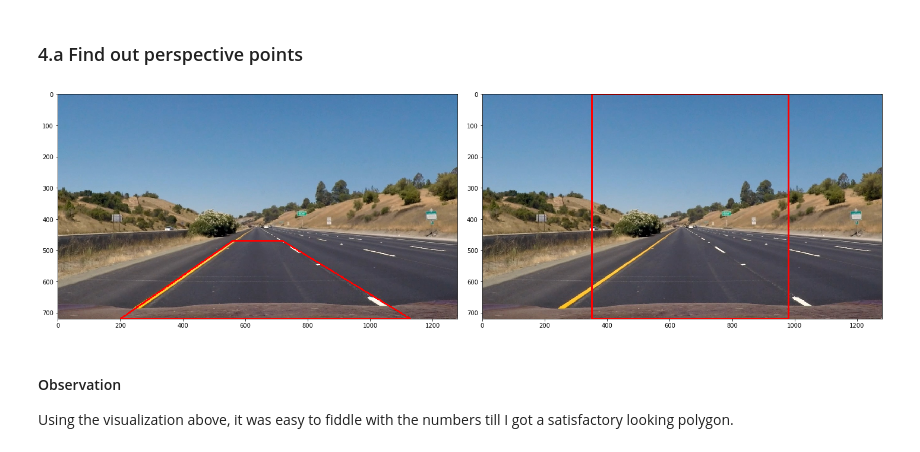
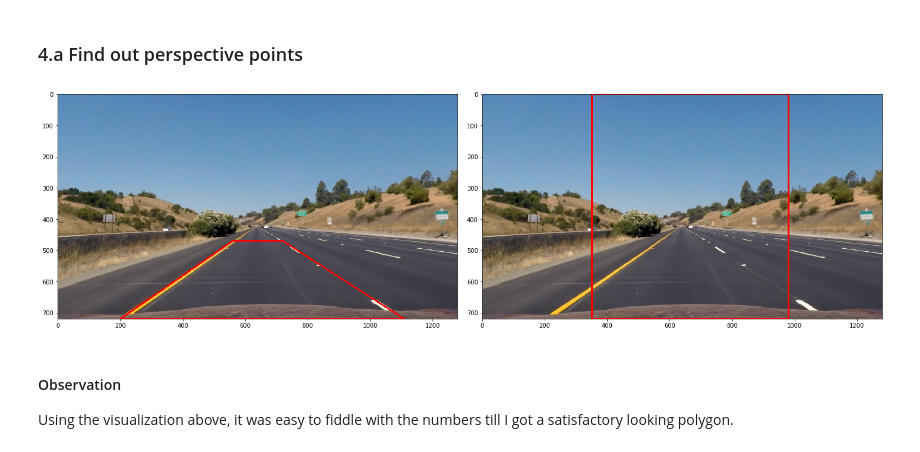
Before and after one commit to XCMer/CarND-Advanced-Lane-Lines, a Jupyter notebook: Advanced Pipeline.ipynb, the cells around one changed output. Drawn from its saved outputs; the diff is of its cells as text; code cells hidden in the pictures.

```diff
--- a/Advanced Pipeline.ipynb
+++ b/Advanced Pipeline.ipynb
@@ -235,7 +235,7 @@ def draw_polygon(img, points):
 def perspective_before_points():
     return {
         'bottom-left': (200, 720),
-        'bottom-right': (1130, 720),
+        'bottom-right': (1110, 720),
         'top-left': (560, 470),
         'top-right': (720, 470)
     }
@@ -261,18 +261,20 @@ def points_to_array(points):
 # %%
 # Test out the points selected above on an image
 def test_perspective_points():
     before_points = points_to_array(perspective_before_points())
     after_points = points_to_array(perspective_after_points())
 
     img = load_images(['./test_images/straight_lines1.jpg'])[0]
+    img = undistort_image(img, mtx, dst)
+
     img_before = draw_polygon(img, before_points)
     img_after = draw_polygon(img, after_points)
 
     show_images([img_before, img_after], 1)
 
 test_perspective_points()
 # %% [output]
-[figure, old version]
+[figure, new version]
 # %% [markdown]
 #### Observation
 
```
Also changed, not shown: parts of 1 cell of this notebook.
